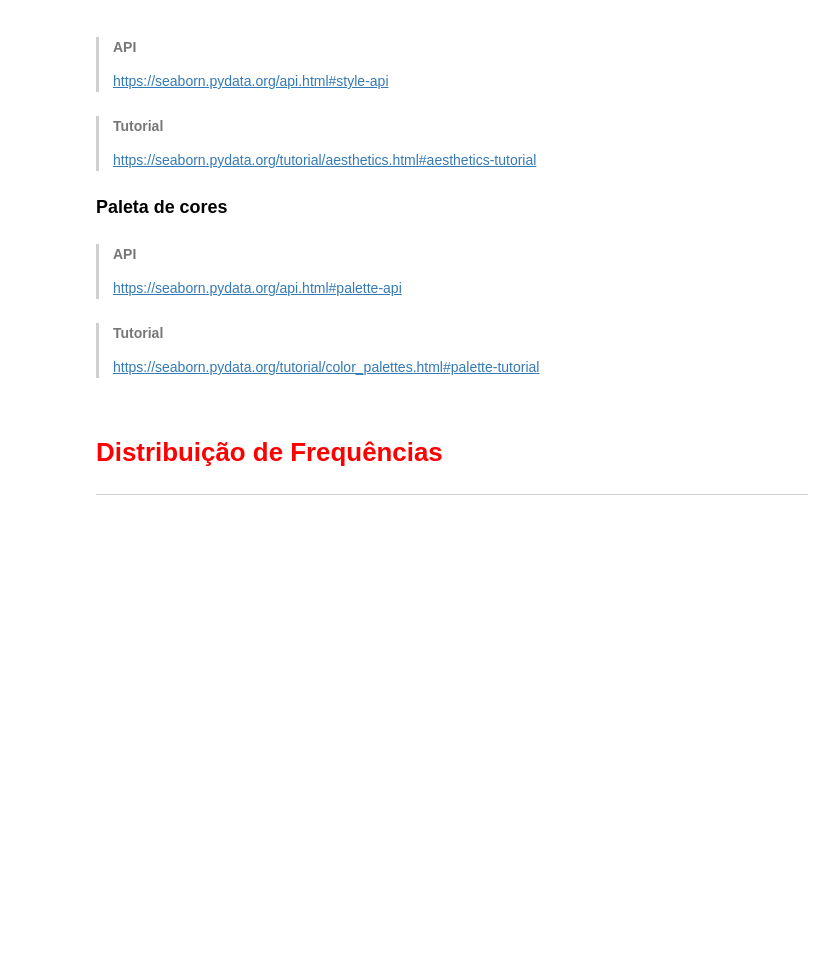
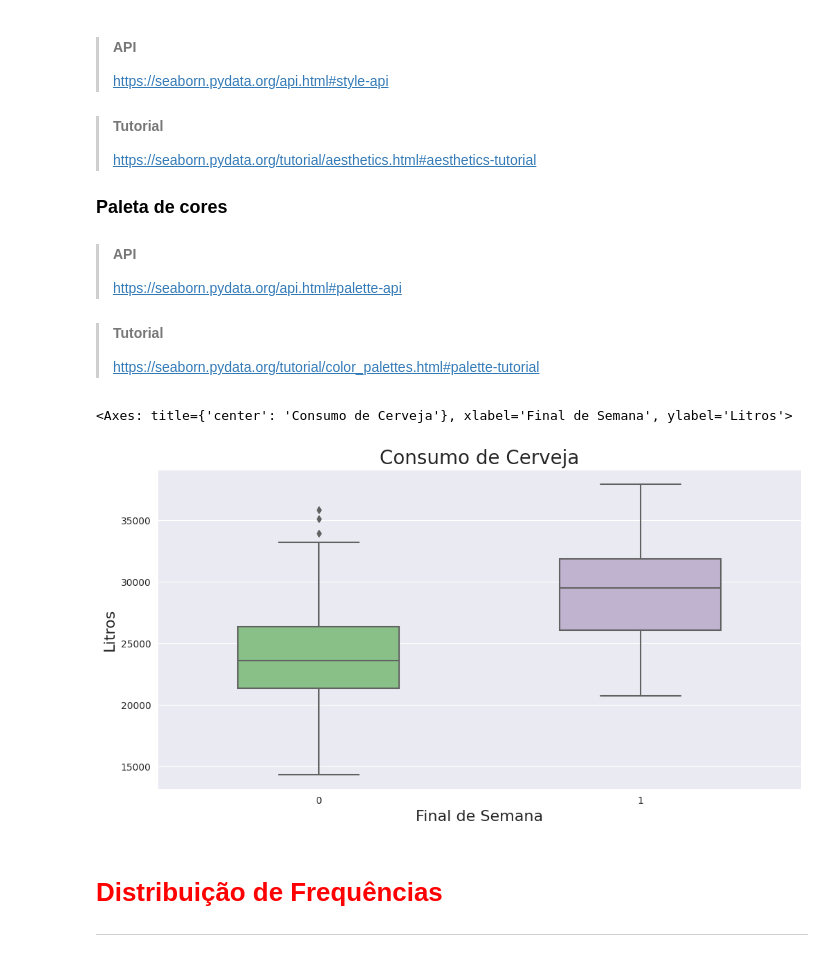
Before and after one commit to alvarengaricardo/regressao_linear_1, a Jupyter notebook: Regressao_Linear.ipynb, the cells around one changed output. Cells and saved outputs as stored; diff of their text form; code cells hidden in the pictures; blank space fills up the shorter version.

```diff
--- a/Regressao_Linear.ipynb
+++ b/Regressao_Linear.ipynb
@@ -149,6 +178,19 @@ https://seaborn.pydata.org/generated/seaborn.boxplot.html?highlight=boxplot#seab
 
 > #### Tutorial
 > https://seaborn.pydata.org/tutorial/color_palettes.html#palette-tutorial
+# %%
+sns.set_palette("Accent")
+sns.set_style("darkgrid")
+# %%
+ax = sns.boxplot(y='consumo', x='fds', data=dados, orient='v', width=0.5)
+ax.figure.set_size_inches(12, 6)
+ax.set_title('Consumo de Cerveja', fontsize = 20)
+ax.set_ylabel('Litros', fontsize = 16)
+ax.set_xlabel('Final de Semana', fontsize=16)
+ax
+# %% [output]
+<Axes: title={'center': 'Consumo de Cerveja'}, xlabel='Final de Semana', ylabel='Litros'>
+[figure, added]
 # %% [markdown]
 # <font color='red' style='font-size: 30px;'>Distribuição de Frequências</font>
 <hr style='border: 2px solid red;'>
```
Also changed, not shown: parts of 9 cells of this notebook.
